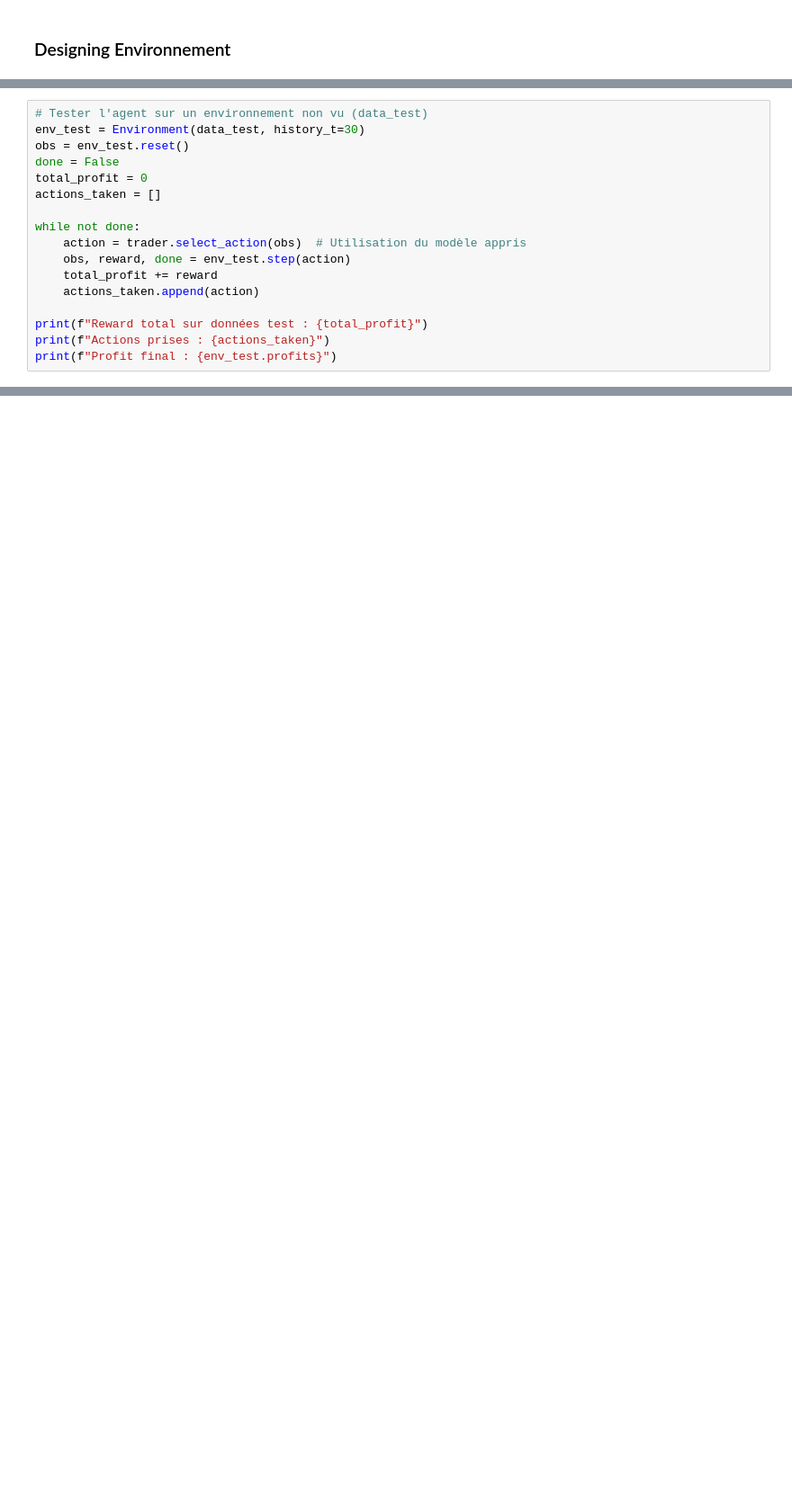
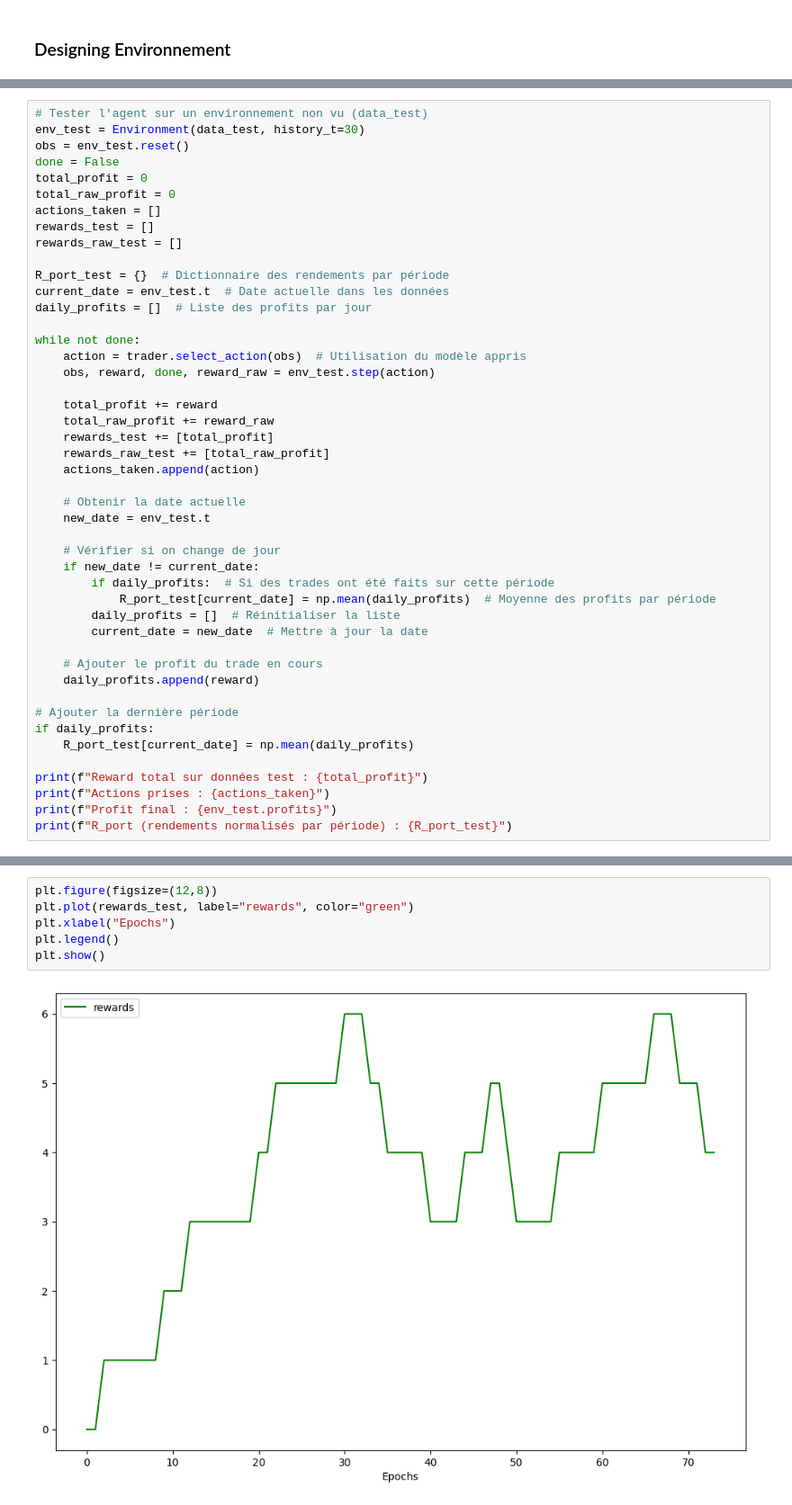
Before and after one commit to L4ncelin/Trading_bot_Reinforcement_learning, a Jupyter notebook: Notebooks/02_RL_main.ipynb, the cells around one changed output, grey strips where cells are left out. Shown at 90% size. Saved outputs shown, nothing was run; the diff lists cells and outputs as text; blank space fills up the shorter version.

```diff
--- a/Notebooks/02_RL_main.ipynb
+++ b/Notebooks/02_RL_main.ipynb
@@ -522,15 +552,44 @@ env_test = Environment(data_test, history_t=30)
 obs = env_test.reset()
 done = False
 total_profit = 0
+total_raw_profit = 0
 actions_taken = []
+rewards_test = []
+rewards_raw_test = []
+
+R_port_test = {}  # Dictionnaire des rendements par période
+current_date = env_test.t  # Date actuelle dans les données
+daily_profits = []  # Liste des profits par jour
 
 while not done:
     action = trader.select_action(obs)  # Utilisation du modèle appris
-    obs, reward, done = env_test.step(action)
+    obs, reward, done, reward_raw = env_test.step(action)
+
     total_profit += reward
+    total_raw_profit += reward_raw
+    rewards_test += [total_profit]
+    rewards_raw_test += [total_raw_profit]
     actions_taken.append(action)
+
+    # Obtenir la date actuelle
+    new_date = env_test.t
+
+    # Vérifier si on change de jour
+    if new_date != current_date:
+        if daily_profits:  # Si des trades ont été faits sur cette période
+            R_port_test[current_date] = np.mean(daily_profits)  # Moyenne des profits par période
+        daily_profits = []  # Réinitialiser la liste
+        current_date = new_date  # Mettre à jour la date
+
+    # Ajouter le profit du trade en cours
+    daily_profits.append(reward)
+
+# Ajouter la dernière période
+if daily_profits:
+    R_port_test[current_date] = np.mean(daily_profits)
 
 print(f"Reward total sur données test : {total_profit}")
 print(f"Actions prises : {actions_taken}")
 print(f"Profit final : {env_test.profits}")
+print(f"R_port (rendements normalisés par période) : {R_port_test}")
 # %% [output]
@@ -539,0 +600,8 @@ Profit final : 26.990028381347656
+# %%
+plt.figure(figsize=(12,8))
+plt.plot(rewards_test, label="rewards", color="green")
+plt.xlabel("Epochs")
+plt.legend()
+plt.show()
+# %% [output]
+[figure, added]
```
Also changed, not shown: parts of 16 cells of this notebook.
